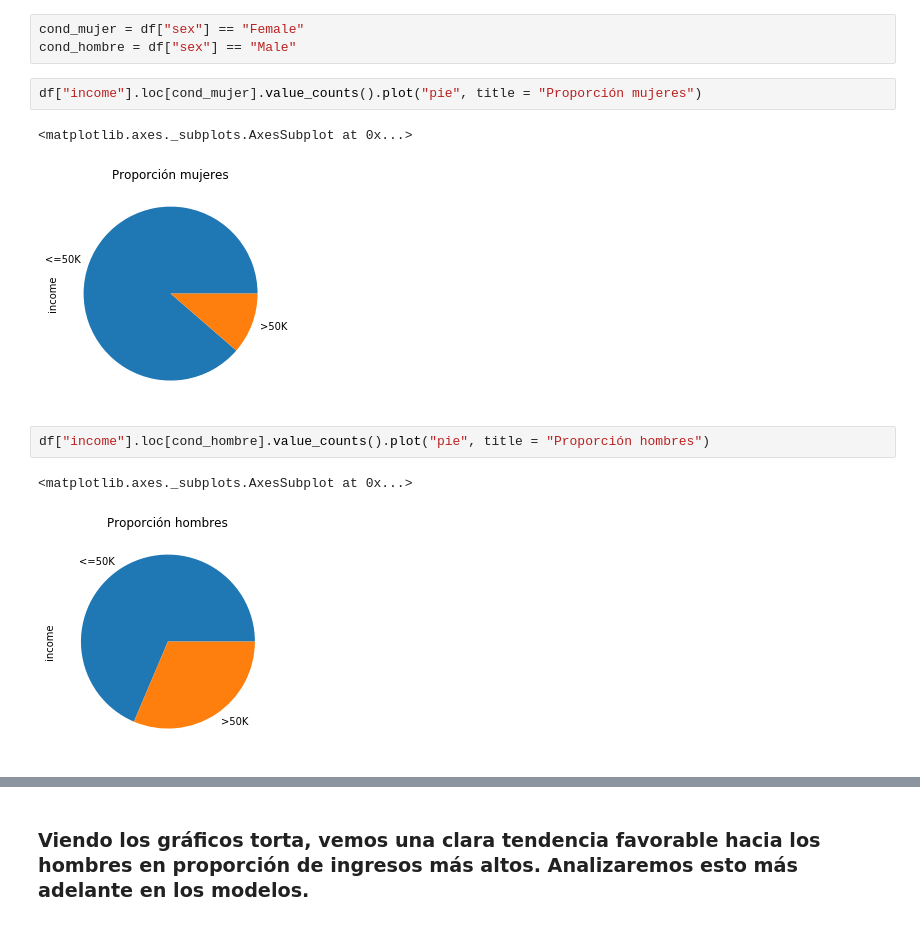
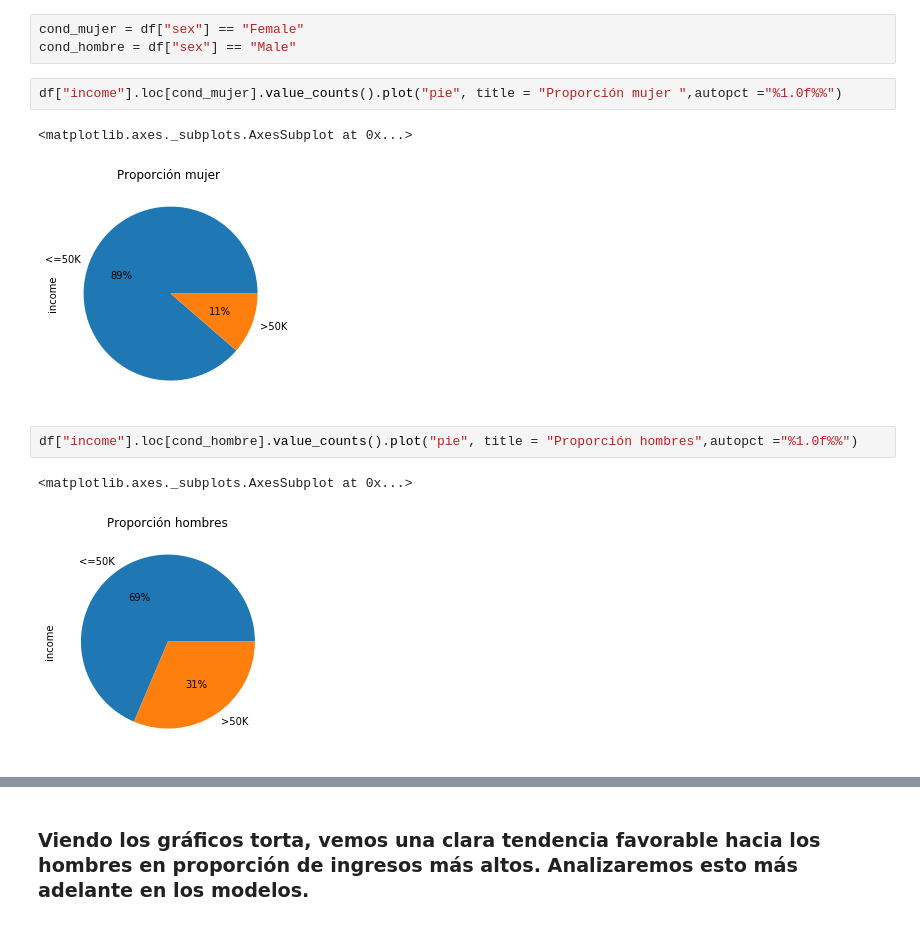
Before and after one commit to Villamaru/entrega_3, a Jupyter notebook: Exploracion.ipynb, the cells around one changed output, grey strips where cells are left out. Saved outputs shown, nothing was run; the diff lists cells and outputs as text.

```diff
--- a/Exploracion.ipynb
+++ b/Exploracion.ipynb
@@ -414,12 +428,12 @@ df.groupby(["income","sex"])["sex"].count().plot("bar")
 cond_mujer = df["sex"] == "Female"
 cond_hombre = df["sex"] == "Male"
 # %%
-df["income"].loc[cond_mujer].value_counts().plot("pie", title = "Proporción mujeres")
+df["income"].loc[cond_mujer].value_counts().plot("pie", title = "Proporción mujer ",autopct ="%1.0f%%")
 # %% [output]
 <matplotlib.axes._subplots.AxesSubplot at 0x...>
-[figure, old version]
+[figure, new version]
 # %%
-df["income"].loc[cond_hombre].value_counts().plot("pie", title = "Proporción hombres")
+df["income"].loc[cond_hombre].value_counts().plot("pie", title = "Proporción hombres",autopct ="%1.0f%%")
 # %% [output]
 <matplotlib.axes._subplots.AxesSubplot at 0x...>
-[figure, old version]
+[figure, new version]
```
Also changed, not shown: parts of 36 cells of this notebook.
